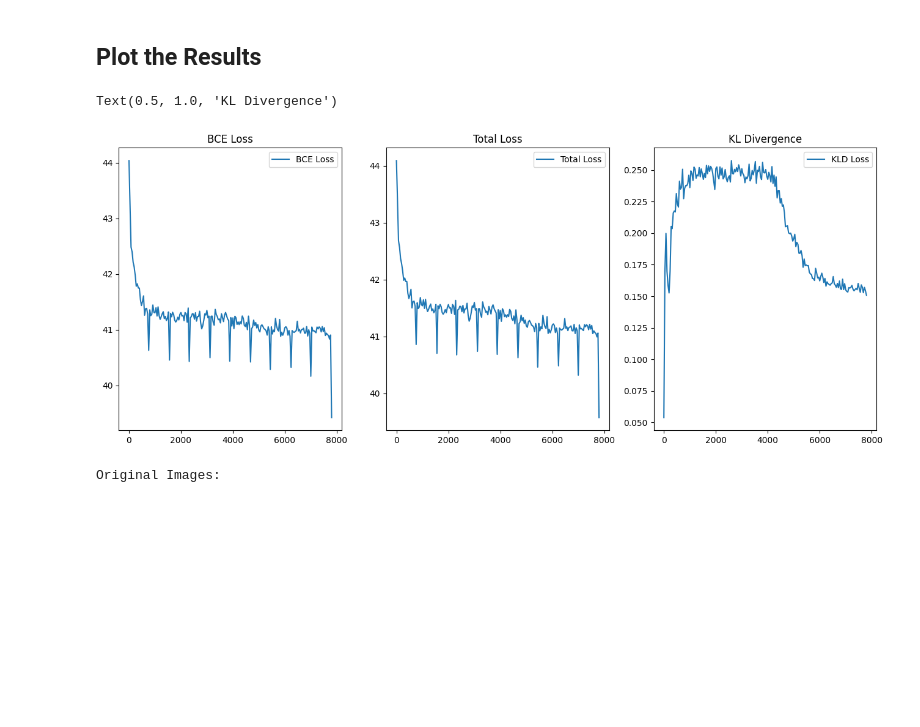
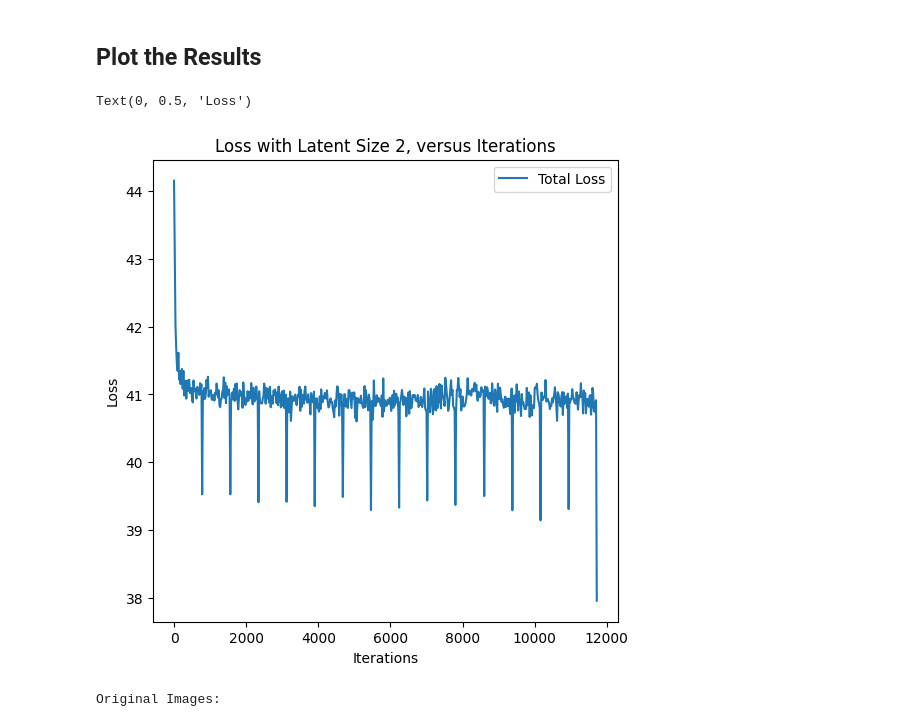
Before and after one commit to nathanbowness/CSI5340Assignments, a Jupyter notebook: Assignment4/vae_cifar_linear_a4.ipynb, the cells around one changed output. Saved outputs shown, nothing was run; the diff lists cells and outputs as text; code cells hidden in the pictures; blank space fills up the shorter version.

```diff
--- a/Assignment4/vae_cifar_linear_a4.ipynb
+++ b/Assignment4/vae_cifar_linear_a4.ipynb
@@ -132,9 +131,9 @@ def train_vae_linear(model, trainloader, optimizer, num_epochs, input_size):
 # CIFAR 10 Data Training - Linear
 input_size = 32 * 32 * 3 # Size of CIFAR images - 3072
 hidden_size = 512 # Hidden size for hidden layer
-latent_size = 128 # Latent size for latent vector
+latent_size = 2 # Latent size for latent vector
 learning_rate = 0.001 # Learning rate for the optimizer
-num_epochs = 10 # Number of epochs to train for
+num_epochs = 15 # Number of epochs to train for
 
 # Initialize the model
 vae_model_cifar_linear = VAE_linear(input_size, hidden_size, latent_size)
@@ -158,32 +162,37 @@ Epoch [10/10], Step [1/782], BCE: 40.7246, KLD: 0.1644, Total Loss: 40.8890
 ## Plot the Results
 # %%
 # Plot the losses
-number_bins = 40
+number_bins = 20
 
 # Bin the discriminator losses and calculate the averages
 binned_BCE_loss = [np.mean(BCE_loss[i:i + number_bins]) for i in range(0, len(BCE_loss), number_bins)]
 binned_KLD_loss = [np.mean(KLD_loss[i:i + number_bins]) for i in range(0, len(KLD_loss), number_bins)]
 binned_total_loss = [np.mean(total_loss[i:i + number_bins]) for i in range(0, len(total_loss), number_bins)]
 
-plt.figure(figsize=(16, 6))
-plt.subplot(1, 3, 1)
-plt.plot(range(0, len(BCE_loss), number_bins), binned_BCE_loss, label='BCE Loss')
+plt.figure(figsize=(6, 6))
+# plt.subplot(1, 3, 1)
+# plt.plot(range(0, len(BCE_loss), number_bins), binned_BCE_loss, label='BCE Loss')
 
-plt.legend()
-plt.title('BCE Loss')
+# plt.legend()
+# plt.title('Binary Cross Entropy Loss')
+# plt.xlabel('Iterations')
+# plt.ylabel('Loss')
 
-plt.subplot(1, 3, 2)
 plt.plot(range(0, len(total_loss), number_bins), binned_total_loss, label='Total Loss')
 plt.legend()
-plt.title('Total Loss')
+plt.title(f'Loss with Latent Size {latent_size}, versus Iterations')
+plt.xlabel('Iterations')
+plt.ylabel('Loss')
 
-plt.subplot(1, 3, 3)
-plt.plot(range(0, len(KLD_loss), number_bins), binned_KLD_loss, label='KLD Loss')
-plt.legend()
-plt.title('KL Divergence')
+# plt.subplot(1, 3, 3)
+# plt.plot(range(0, len(KLD_loss), number_bins), binned_KLD_loss, label='KLD Loss')
+# plt.legend()
+# plt.title('KL Divergence')
+# plt.xlabel('Iterations')
+# plt.ylabel('Loss')
 # %% [output]
-Text(0.5, 1.0, 'KL Divergence')
+Text(0, 0.5, 'Loss')
-[figure, old version]
+[figure, new version]
 # %%
 import torchvision
 
```
Also changed, not shown: parts of 2 cells of this notebook, 7 other files.
